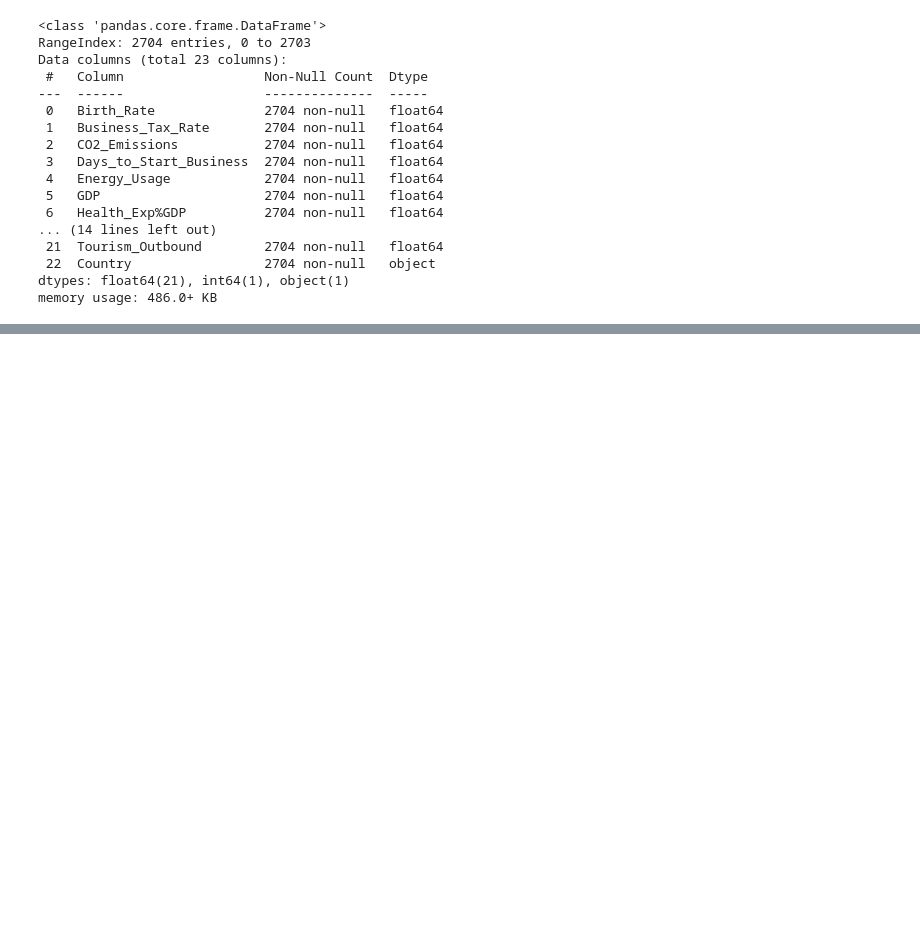
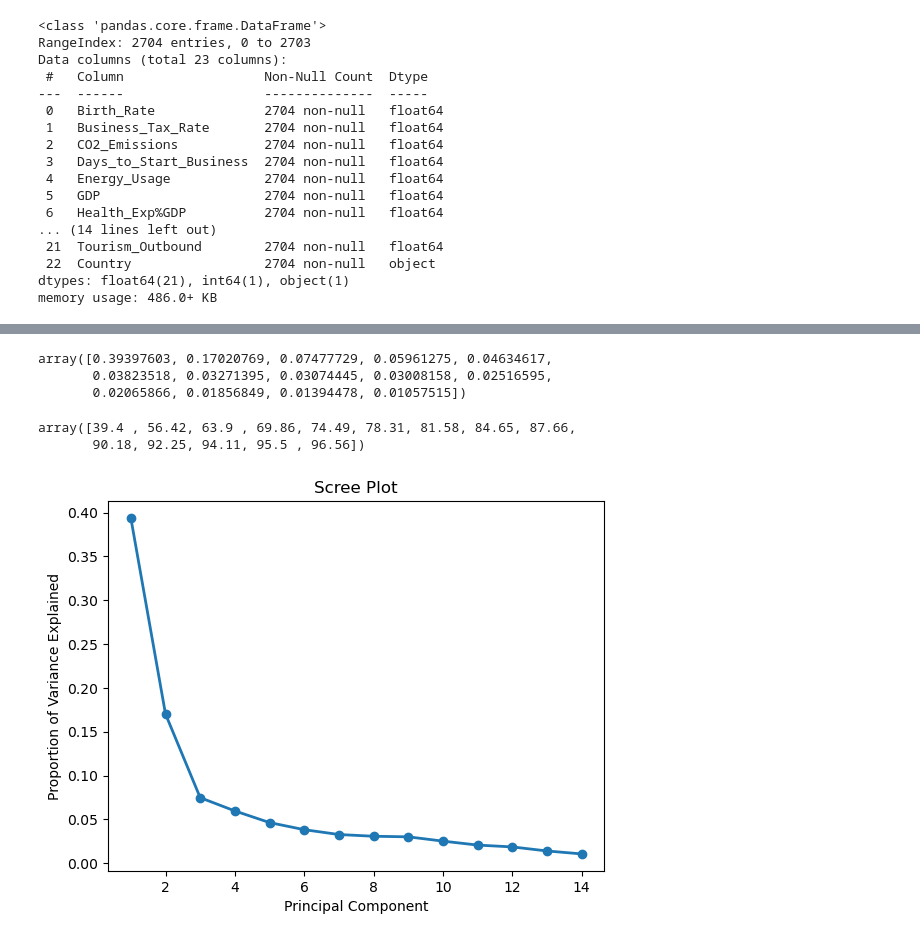
Before and after one commit to AravindhGoud/Cluster-Analysis-Business-Objective-Creating-clusters-on-global-development-measurement-dataset-Dat, a Jupyter notebook: Creating clusters on global development measurement dataset.ipynb, the cells around one changed output, grey strips where cells are left out. Cells and saved outputs as stored; diff of their text form; code cells hidden in the pictures; blank space fills up the shorter version.

```diff
--- a/Creating clusters on global development measurement dataset.ipynb
+++ b/Creating clusters on global development measurement dataset.ipynb
@@ -777,0 +904,3 @@ memory usage: 486.0+ KB
+# %%
+pca = PCA(n_components = 14)
+pca_values_14 = pca.fit_transform(df1_normal)
@@ -777,0 +923,24 @@ memory usage: 486.0+ KB
+# %%
+var=pca.explained_variance_ratio_
+var
+# %% [output]
+array([0.39397603, 0.17020769, 0.07477729, 0.05961275, 0.04634617,
+       0.03823518, 0.03271395, 0.03074445, 0.03008158, 0.02516595,
+       0.02065866, 0.01856849, 0.01394478, 0.01057515])
+# %%
+var1 = np.cumsum(np.round(var,decimals = 4)*100)
+var1
+# %% [output]
+array([39.4 , 56.42, 63.9 , 69.86, 74.49, 78.31, 81.58, 84.65, 87.66,
+       90.18, 92.25, 94.11, 95.5 , 96.56])
+# %%
+explained_variance_ratio = pca.explained_variance_ratio_
+
+# Plot the scree plot
+plt.plot(np.arange(1, len(explained_variance_ratio)+1), explained_variance_ratio, 'o-', linewidth=2)
+plt.xlabel('Principal Component')
+plt.ylabel('Proportion of Variance Explained')
+plt.title('Scree Plot')
+plt.show()
+# %% [output]
+[figure, added]
```
Also changed, not shown: parts of 43 cells of this notebook.
